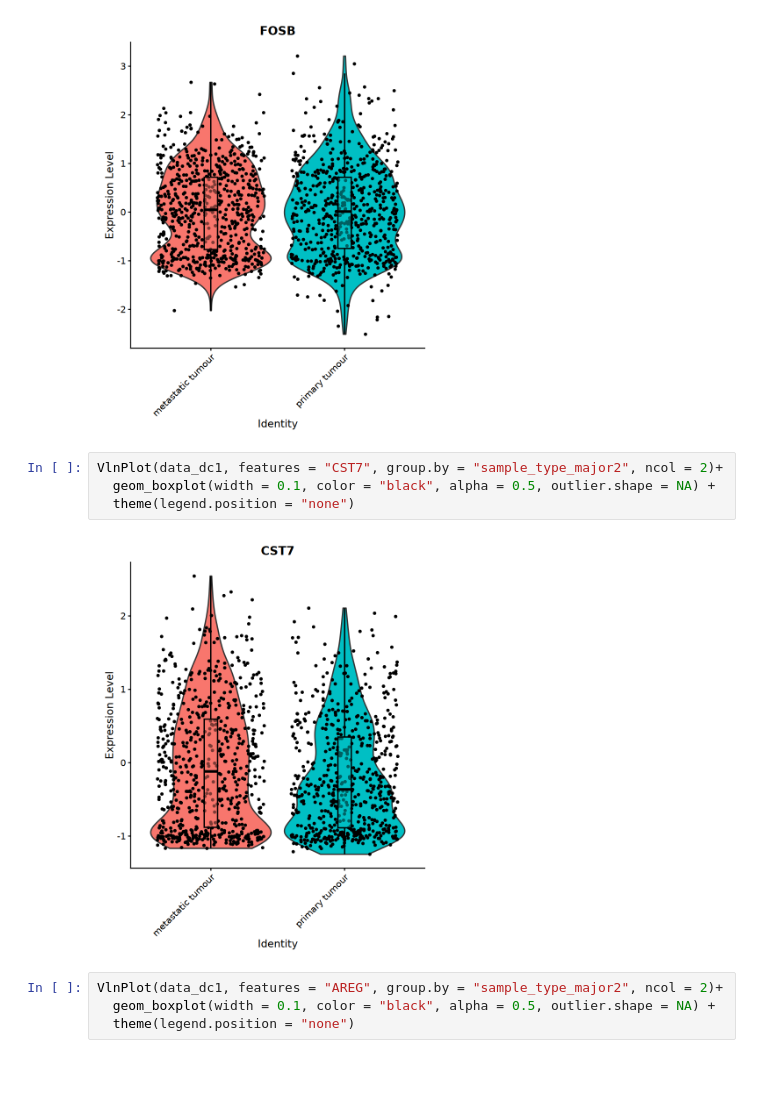
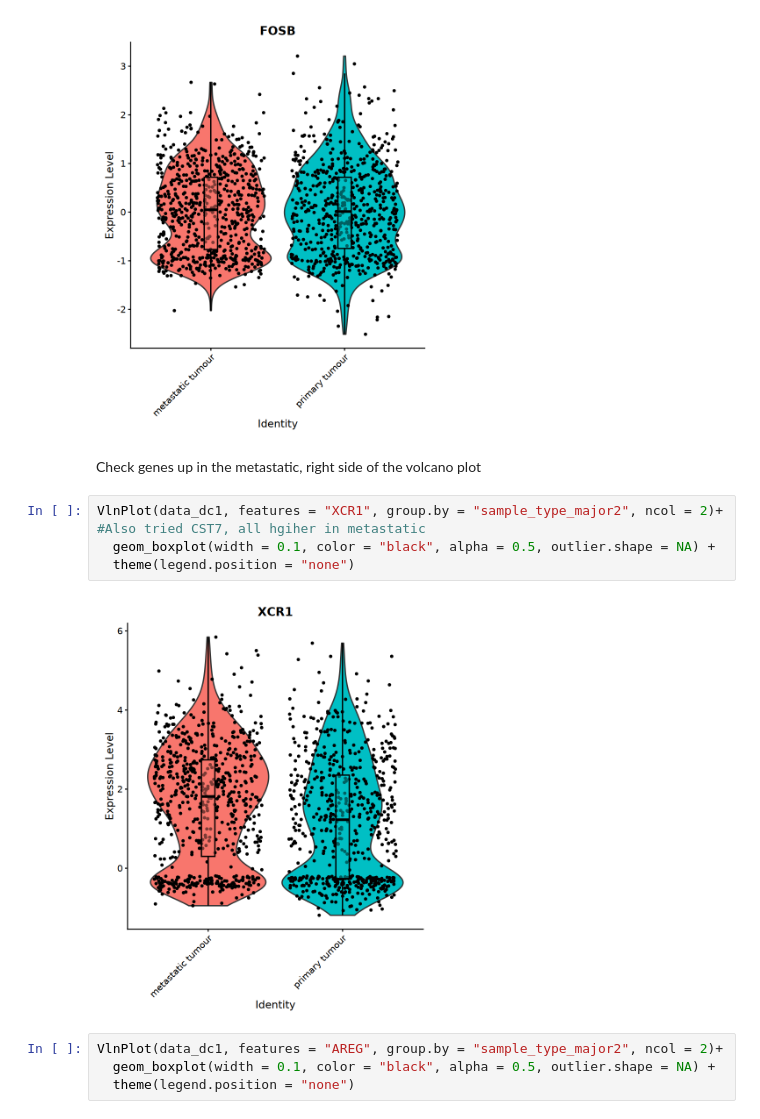
Before and after one commit to luziaB/2026_AtlasAnalysis_Code, a Jupyter notebook: notebooks/R_Jupyter_Analysis/2026-06-18_OC_Pseudobulk_PrimaryvMets_PseudoDEG_VPs.ipynb, the cells around one changed output. Saved outputs shown, nothing was run; the diff lists cells and outputs as text; blank space fills up the shorter version.

```diff
--- a/notebooks/R_Jupyter_Analysis/2026-06-18_OC_Pseudobulk_PrimaryvMets_PseudoDEG_VPs.ipynb
+++ b/notebooks/R_Jupyter_Analysis/2026-06-18_OC_Pseudobulk_PrimaryvMets_PseudoDEG_VPs.ipynb
@@ -208,12 +226,14 @@ VlnPlot(data_dc1, features = "FOSB", group.by = "sample_type_major2", ncol = 2)+
   theme(legend.position = "none")
 # %% [output]
 [figure]
+# %% [markdown]
+Check genes up in the metastatic, right side of the volcano plot
 # %%
-VlnPlot(data_dc1, features = "CST7", group.by = "sample_type_major2", ncol = 2)+
+VlnPlot(data_dc1, features = "XCR1", group.by = "sample_type_major2", ncol = 2)+ #Also tried CST7, all hgiher in metastatic
   geom_boxplot(width = 0.1, color = "black", alpha = 0.5, outlier.shape = NA) +
   theme(legend.position = "none")
 # %% [output]
-[figure, old version]
+[figure, new version]
 # %%
 VlnPlot(data_dc1, features = "AREG", group.by = "sample_type_major2", ncol = 2)+
   geom_boxplot(width = 0.1, color = "black", alpha = 0.5, outlier.shape = NA) +
```
Also changed, not shown: parts of 14 cells of this notebook, 45 other files.
